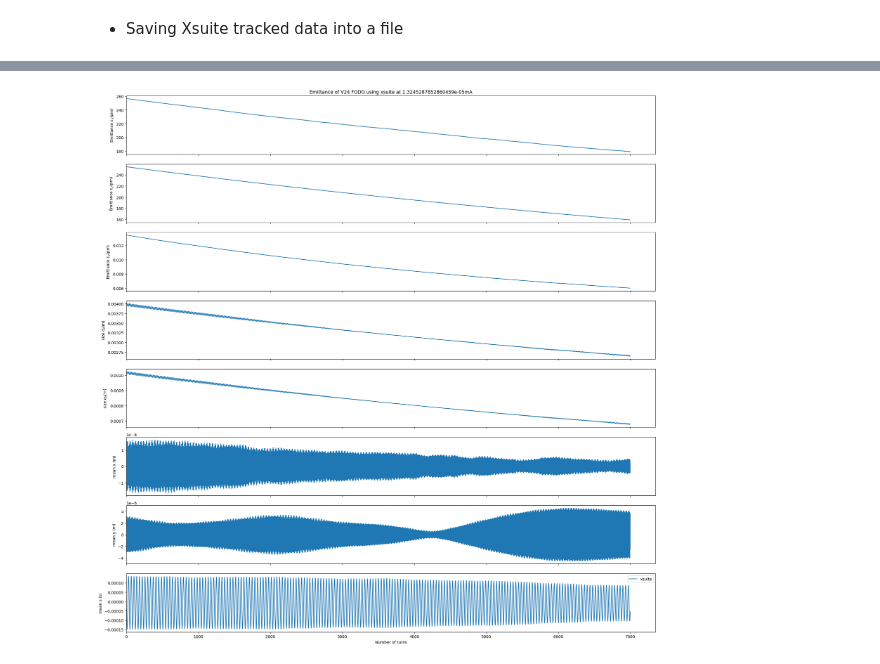
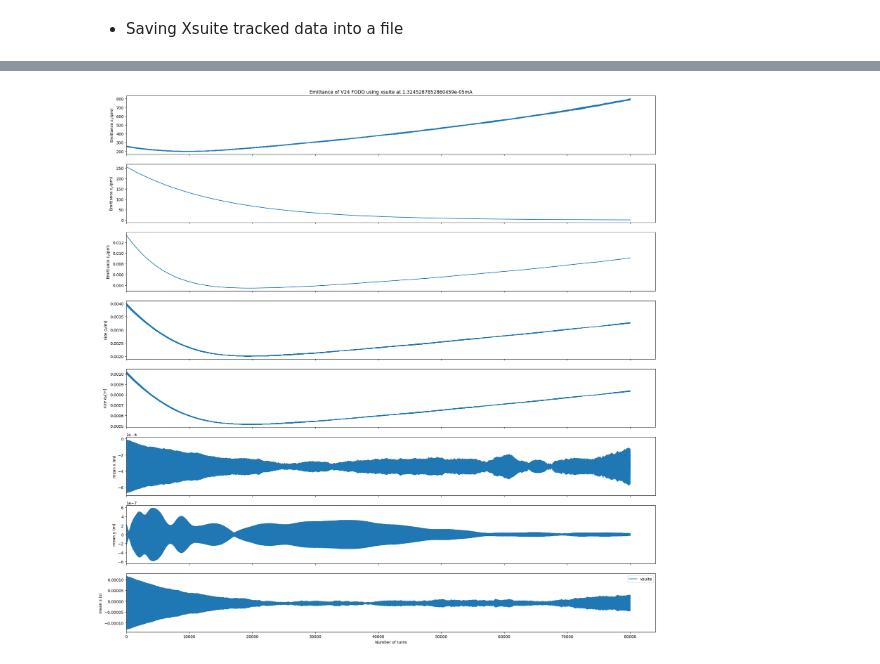
Before and after one commit to salaa23/Benchmark-ibs, a Jupyter notebook: Benchmark-IBS.ipynb, the cells around one changed output, grey strips where cells are left out. Saved outputs shown, nothing was run; the diff lists cells and outputs as text; code cells hidden in the pictures.

```diff
--- a/Benchmark-IBS.ipynb
+++ b/Benchmark-IBS.ipynb
@@ -662,7 +674,7 @@ print("Done!")
 # %%
 #############################################json cell###################################
 file_name = "output_250411_091713.json"
-with open("_outputs/xsuite_jupyter_250602_150955__dx_min_matched_test_xbunch.json") as f:
+with open("_outputs/xsuite_250701_193642_65191436_ibs_mbt_context-47_loc02_32.942356133075705_.json") as f:
     outputs = json.load(f)
 
 parameters = vars(beam_param)
@@ -735,35 +747,35 @@ axes[0].set_title(f"Emittance of V24 FODO using xsuite at {D_Q/D_t}mA")
 
 axes[1].plot(emit_y*1e12, label="xsuite")
 axes[1].set_ylabel(r"Emittance $\epsilon_{y}$(pm)")
 
 axes[2].plot(emit_z*1e12, label="xsuite")
 axes[2].set_ylabel(r"Emittance $\epsilon_{z}$(pm)")
 
 axes[3].plot(sig_z, label="xsuite")
 axes[3].set_ylabel(r"size $\sigma_{s}$(m)")
 
 
 axes[4].plot(sig_p, label="xsuite")
-axes[4].set_ylabel(r"size $\sigma_{p}$(m)")
+axes[4].set_ylabel(r"size $\sigma_{p}$")
 
 
 axes[5].plot(mean_x, label="xsuite")
 axes[5].set_ylabel(r"mean x (m)")
 
 axes[6].plot(mean_y, label="xsuite")
 axes[6].set_ylabel(r"mean y (m)")
 
 
 axes[7].plot(mean_z, label="xsuite")
 axes[7].set_ylabel(r"mean s (s)")
 axes[7].set_xlabel("Number of turns")
 plt.xlim(0,)
 plt.tight_layout()
 
 plt.legend()
 plt.show()
 # %% [output]
-[figure, old version]
+[figure, new version]
 # %%
 #############################################   hdf5 cell  ###################################
 %matplotlib inline
```
Also changed, not shown: parts of 29 cells of this notebook, 1 other file.
